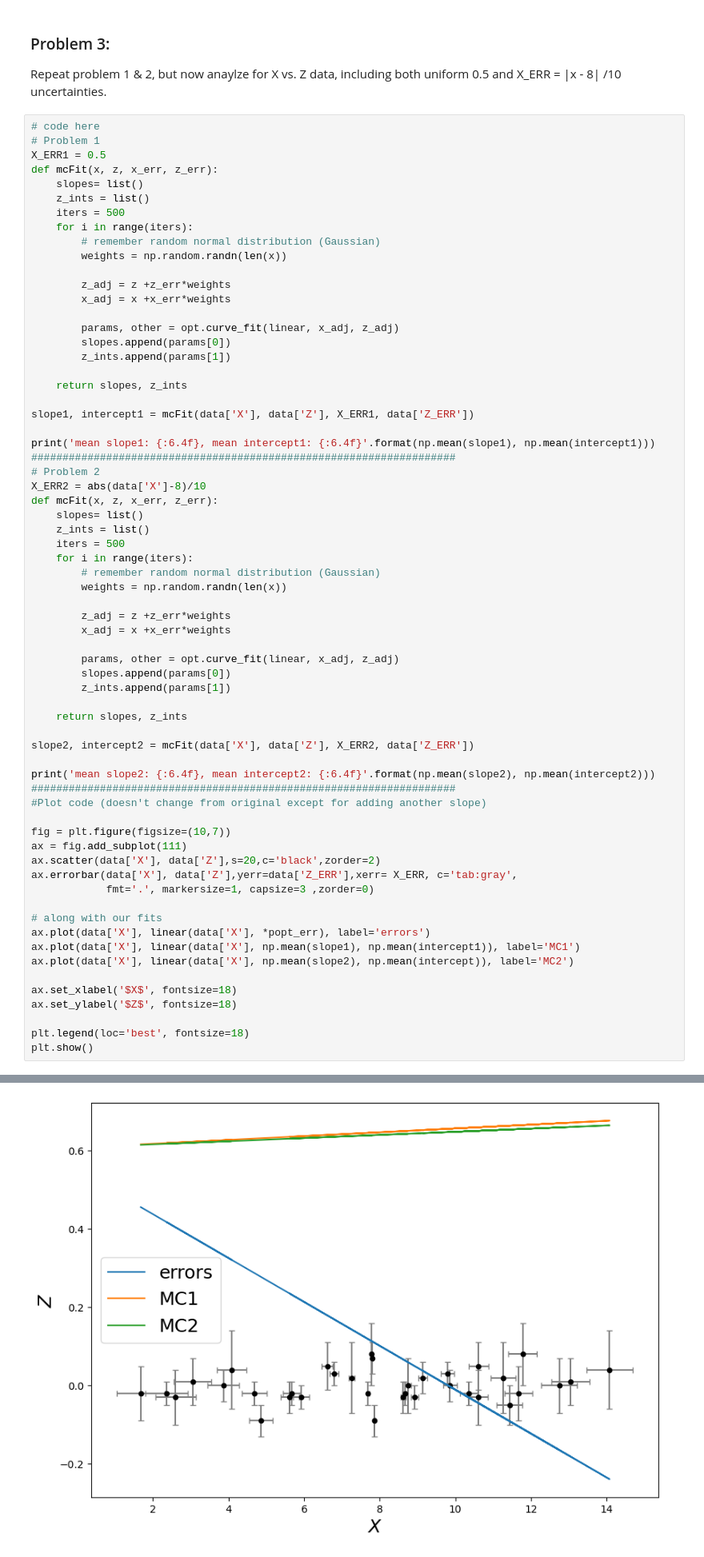
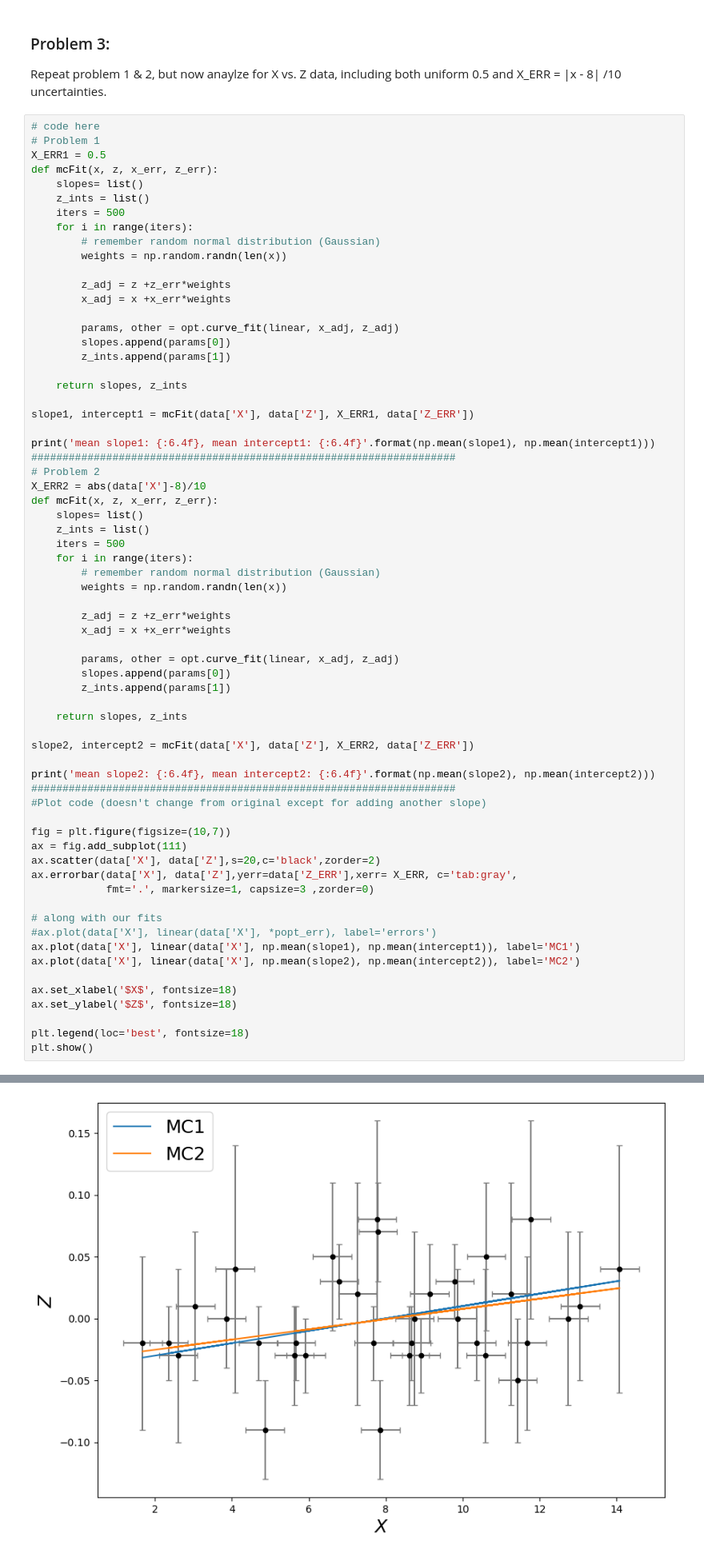
Before and after one commit to audrey-channing/PHYS20323, a Jupyter notebook: Hauck_A_24_HW9.ipynb, the cells around one changed output, grey strips where cells are left out. Shown at 80% size. Saved outputs shown, nothing was run; the diff lists cells and outputs as text.

```diff
--- a/Hauck_A_24_HW9.ipynb
+++ b/Hauck_A_24_HW9.ipynb
@@ -431,9 +431,9 @@ ax.errorbar(data['X'], data['Z'],yerr=data['Z_ERR'],xerr= X_ERR, c='tab:gray',
             fmt='.', markersize=1, capsize=3 ,zorder=0)
 
 # along with our fits
-ax.plot(data['X'], linear(data['X'], *popt_err), label='errors')
+#ax.plot(data['X'], linear(data['X'], *popt_err), label='errors')
 ax.plot(data['X'], linear(data['X'], np.mean(slope1), np.mean(intercept1)), label='MC1')
-ax.plot(data['X'], linear(data['X'], np.mean(slope2), np.mean(intercept)), label='MC2')
+ax.plot(data['X'], linear(data['X'], np.mean(slope2), np.mean(intercept2)), label='MC2')
 
 ax.set_xlabel('$X$', fontsize=18)
 ax.set_ylabel('$Z$', fontsize=18)
@@ -446 +446 @@ mean slope2: 0.0040, mean intercept2: -0.0332
-[figure, old version]
+[figure, new version]
```
Also changed, not shown: parts of 5 cells of this notebook.
